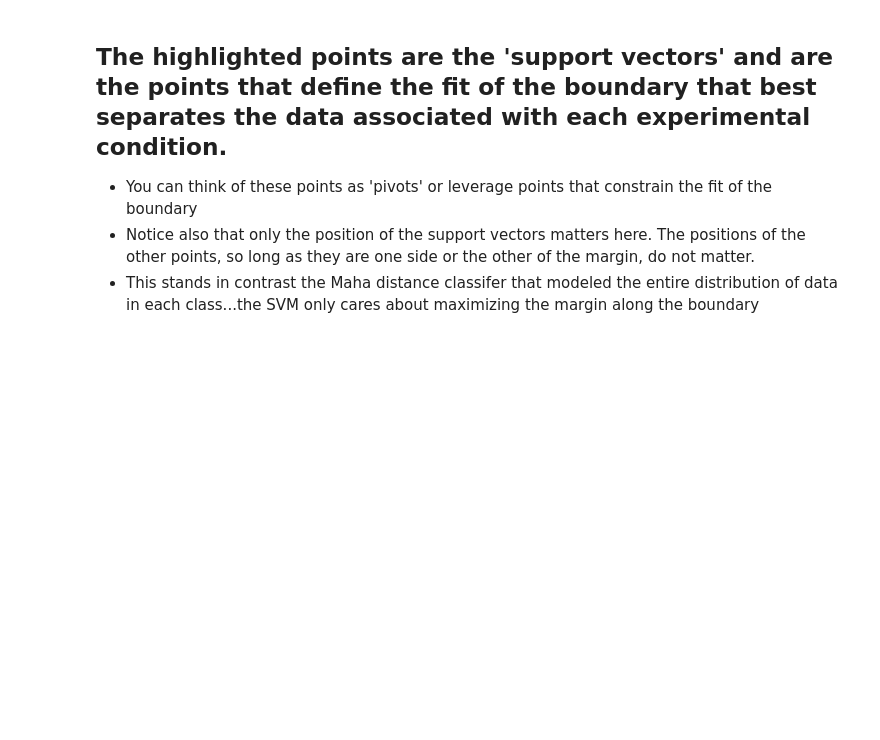
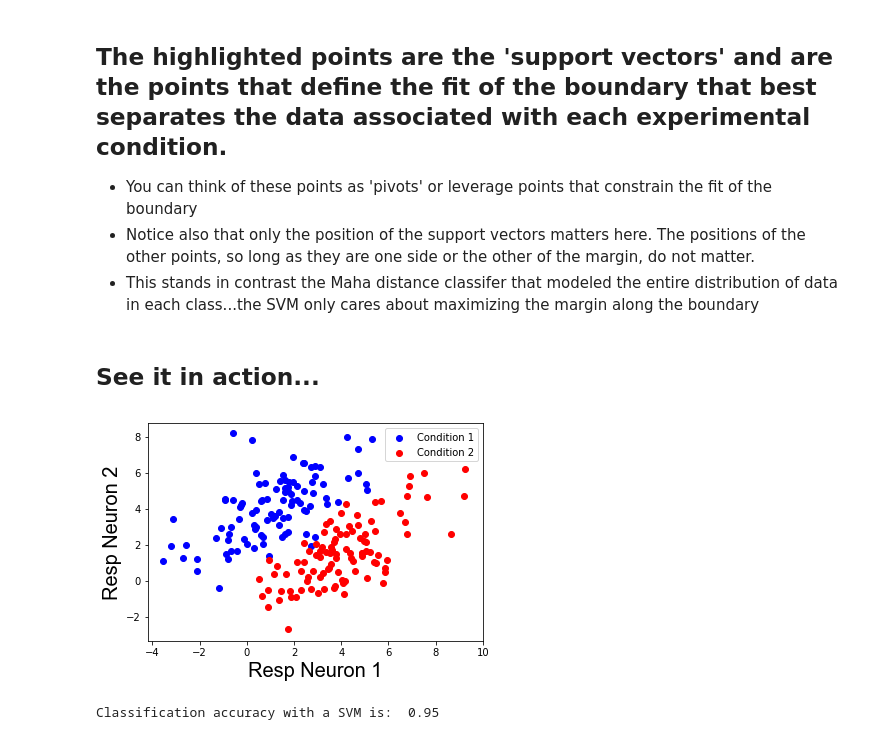
Before and after one commit to TimCSheehan/dev, a Jupyter notebook: Tutorial_041_MachineLearning.ipynb, the cells around one changed output. Cells and saved outputs as stored; diff of their text form; code cells hidden in the pictures; blank space fills up the shorter version.

```diff
--- a/Tutorial_041_MachineLearning.ipynb
+++ b/Tutorial_041_MachineLearning.ipynb
@@ -264,3 +266,64 @@ axis.set_ylim(y_limits)
 * You can think of these points as 'pivots' or leverage points that constrain the fit of the boundary
 * Notice also that only the position of the support vectors matters here. The positions of the other points, so long as they are one side or the other of the margin, do not matter.
 * This stands in contrast the Maha distance classifer that modeled the entire distribution of data in each class...the SVM only cares about maximizing the margin along the boundary
+# %% [markdown]
+## See it in action...
+# %%
+# make data sets...then classify with an SVM
+# for fun, make the same data set that we used with the Maha distance classifier
+np.random.seed(2)
+mu0 = np.array([1,4])
+mu1 = np.array([4,1.5])
+
+# variance of each neuron
+var_of_neuron0 = 3
+var_of_neuron1 = 3
+
+# covariance of neurons in each experimental condition
+cov_cond_0 = 2
+cov_cond_1 = 2
+
+cov0 = np.array([
+        [var_of_neuron0, cov_cond_0],
+        [cov_cond_0, var_of_neuron1]
+    ])
+
+cov1 = np.array([
+        [var_of_neuron0, cov_cond_1],
+        [cov_cond_1, var_of_neuron1]
+    ])
+
+# generate the data and plot...
+d0, d1 = gen_cor_data(num_data_pnts=N, mu0=mu0, mu1=mu1, cov0=cov0, cov1=cov1, plot=1)
+
+# now lets generate a training set and a test set. We'll use 90% of our data as a training set
+# and leave 10% as a test set
+r,c = d0.shape  # get the shape of our data set (and d1 is the same size, so just need to get one of these)
+trn_length = int(np.round(.9*r, 0))
+
+# now assign the first 90% of the trials to the training set...
+# we'll stack up the first 90% from the first condition on top
+# of the 90% of data from the second condition
+trn_data = np.vstack((d0[0:trn_length,:], d1[0:trn_length,:]))
+
+# and the last 10% of the trials to the test set...
+tst_data = np.vstack((d0[trn_length:,:], d1[trn_length:,:]))
+
+# last its helpful to generate a vector that labels the data from each trial
+# as belonging to condition 1 or condition 2
+trn_labels = np.hstack((np.zeros(trn_length), np.ones(trn_length))).T
+tst_labels = np.hstack((np.zeros(r-trn_length), np.ones(r-trn_length))).T
+
+# then train the model
+model = SVC(kernel='linear', C=1)
+model.fit(trn_data, trn_labels, )
+
+# then classify the test trials
+class_labels = model.predict(tst_data)
+
+# Then just compute our classification accuracy by comparing the predicted labels to the ground truth
+class_acc = np.sum(class_labels==tst_labels) /  tst_data.shape[0]
+print('Classification accuracy with a SVM is: ', class_acc)
+# %% [output]
+[figure, added]
+Classification accuracy with a SVM is:  0.95
```
Also changed, not shown: parts of 4 cells of this notebook, 1 other file.
